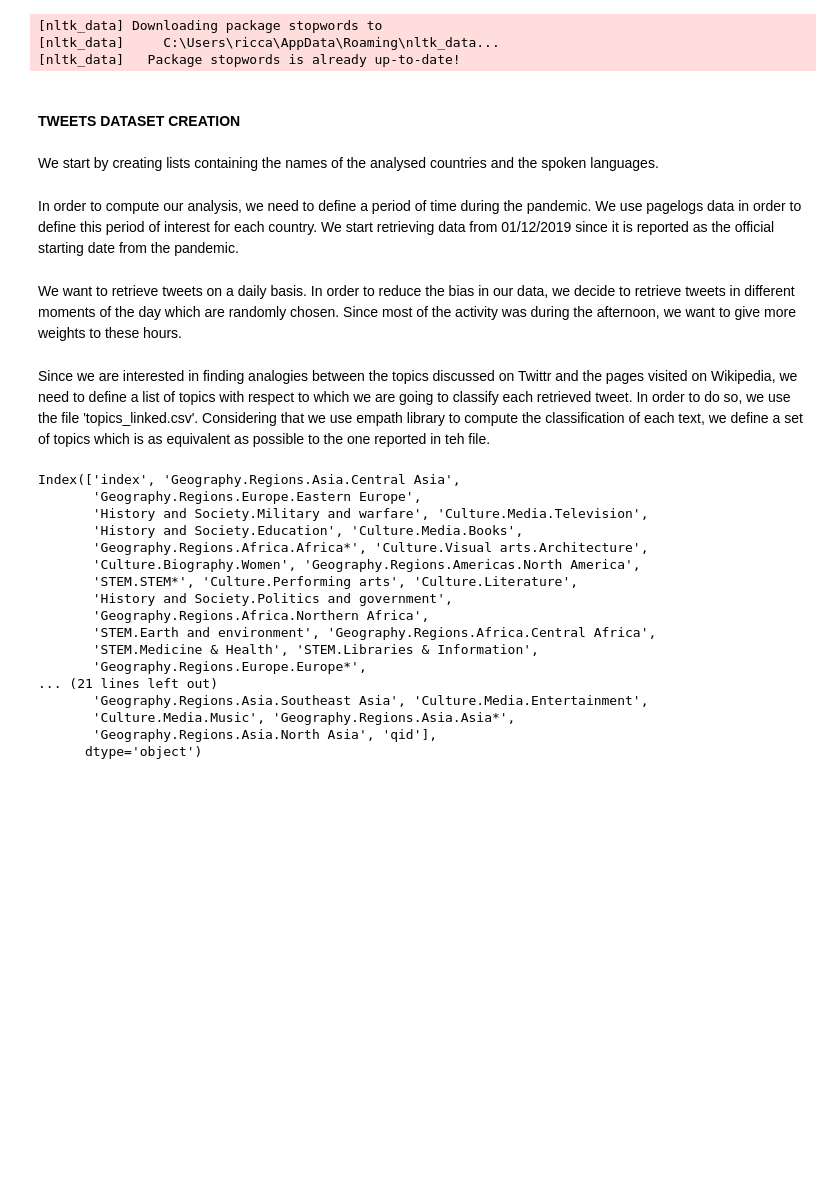
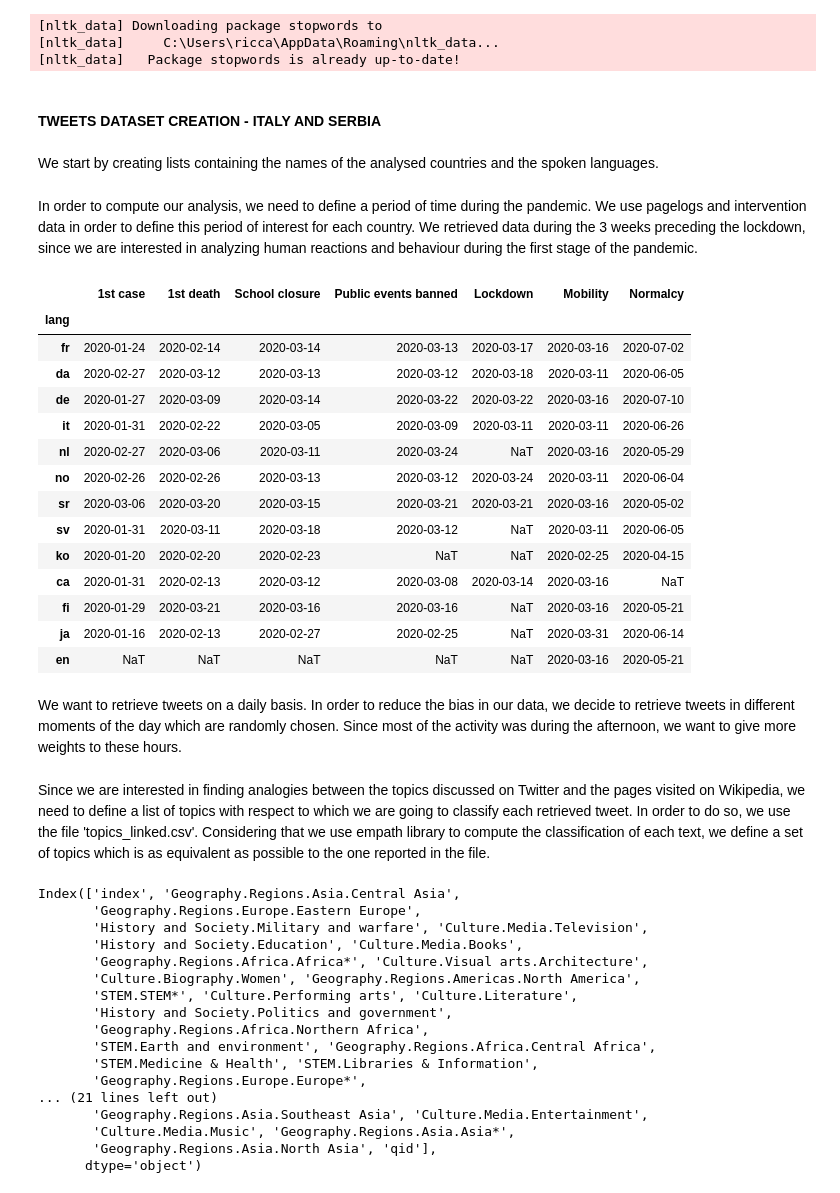
Before and after one commit to RiccardoBrioschi/The-pandemic-through-the-eyes-of-Internet, a Jupyter notebook: Corona_project_analysis.ipynb, the cells around one changed output. Drawn from its saved outputs; the diff is of its cells as text; code cells hidden in the pictures; blank space fills up the shorter version.

```diff
--- a/Corona_project_analysis.ipynb
+++ b/Corona_project_analysis.ipynb
@@ -43,7 +44,7 @@ lexicon = Empath()
 [nltk_data]     C:\Users\ricca\AppData\Roaming\nltk_data...
 [nltk_data]   Package stopwords is already up-to-date!
 # %% [markdown]
-#### TWEETS DATASET CREATION
+#### TWEETS DATASET CREATION - ITALY AND SERBIA
 # %% [markdown]
 We start by creating lists containing the names of the analysed countries and the spoken languages.
 # %%
@@ -54,4 +57,4 @@ languages = ['fr','da','de','it','nl','no','sv','sr','fi','en']
 period_per_countries = {}
 # %% [markdown]
-In order to compute our analysis, we need to define a period of time during the pandemic. We use pagelogs data in order to define this period of interest for each country. We start retrieving data from 01/12/2019 since it is reported as the official starting date from the pandemic.
+In order to compute our analysis, we need to define a period of time during the pandemic. We use pagelogs and intervention data in order to define this period of interest for each country. We retrieved data during the 3 weeks preceding the lockdown, since we are interested in analyzing human reactions and behaviour during the first stage of the pandemic.
 # %%
@@ -59,4 +62,26 @@ In order to compute our analysis, we need to define a period of time during the
 data_path = './data/'
 with open(data_path+'aggregated_timeseries.json','r') as file:
     pagelogs_time_series = json.load(file)
+# %%
+# Importing intervention dates for each country
+interventions = pd.read_csv(data_path + 'interventions.csv', delimiter = ',',parse_dates = ['1st case','1st death','School closure',
+                                                                                            'Public events banned','Lockdown','Mobility','Normalcy'])
+interventions.set_index('lang',inplace = True)
+interventions
+# %% [output]
+|  | 1st case | 1st death | School closure | Public events banned | Lockdown | Mobility | Normalcy |
+| lang |  |  |  |  |  |  |  |
+| fr | 2020-01-24 | 2020-02-14 | 2020-03-14 | 2020-03-13 | 2020-03-17 | 2020-03-16 | 2020-07-02 |
+| da | 2020-02-27 | 2020-03-12 | 2020-03-13 | 2020-03-12 | 2020-03-18 | 2020-03-11 | 2020-06-05 |
+| de | 2020-01-27 | 2020-03-09 | 2020-03-14 | 2020-03-22 | 2020-03-22 | 2020-03-16 | 2020-07-10 |
+| it | 2020-01-31 | 2020-02-22 | 2020-03-05 | 2020-03-09 | 2020-03-11 | 2020-03-11 | 2020-06-26 |
+| nl | 2020-02-27 | 2020-03-06 | 2020-03-11 | 2020-03-24 | NaT | 2020-03-16 | 2020-05-29 |
+| no | 2020-02-26 | 2020-02-26 | 2020-03-13 | 2020-03-12 | 2020-03-24 | 2020-03-11 | 2020-06-04 |
+| sr | 2020-03-06 | 2020-03-20 | 2020-03-15 | 2020-03-21 | 2020-03-21 | 2020-03-16 | 2020-05-02 |
+| sv | 2020-01-31 | 2020-03-11 | 2020-03-18 | 2020-03-12 | NaT | 2020-03-11 | 2020-06-05 |
+| ko | 2020-01-20 | 2020-02-20 | 2020-02-23 | NaT | NaT | 2020-02-25 | 2020-04-15 |
+| ca | 2020-01-31 | 2020-02-13 | 2020-03-12 | 2020-03-08 | 2020-03-14 | 2020-03-16 | NaT |
+| fi | 2020-01-29 | 2020-03-21 | 2020-03-16 | 2020-03-16 | NaT | 2020-03-16 | 2020-05-21 |
+| ja | 2020-01-16 | 2020-02-13 | 2020-02-27 | 2020-02-25 | NaT | 2020-03-31 | 2020-06-14 |
+| en | NaT | NaT | NaT | NaT | NaT | 2020-03-16 | 2020-05-21 |
 # %%
@@ -75,7 +103,7 @@ hours = [11,12,13,14,15,16,17,18,19,20]
 weights = np.ones(len(hours)) / 15
 weights[-5:] = weights[-5:]*2
 # %% [markdown]
-Since we are interested in finding analogies between the topics discussed on Twittr and the pages visited on Wikipedia, we need to define a list of topics with respect to which we are going to classify each retrieved tweet. In order to do so, we use the file 'topics_linked.csv'. Considering that we use empath library to compute the classification of each text, we define a set of topics which is as equivalent as possible to the one reported in teh file.
+Since we are interested in finding analogies between the topics discussed on Twitter and the pages visited on Wikipedia, we need to define a list of topics with respect to which we are going to classify each retrieved tweet. In order to do so, we use the file 'topics_linked.csv'. Considering that we use empath library to compute the classification of each text, we define a set of topics which is as equivalent as possible to the one reported in the file.
 # %%
 provided_topics = pd.read_csv('./Data/topics_linked.csv',delimiter = ',')
 provided_topics.columns
```
Also changed, not shown: parts of 19 cells of this notebook.
